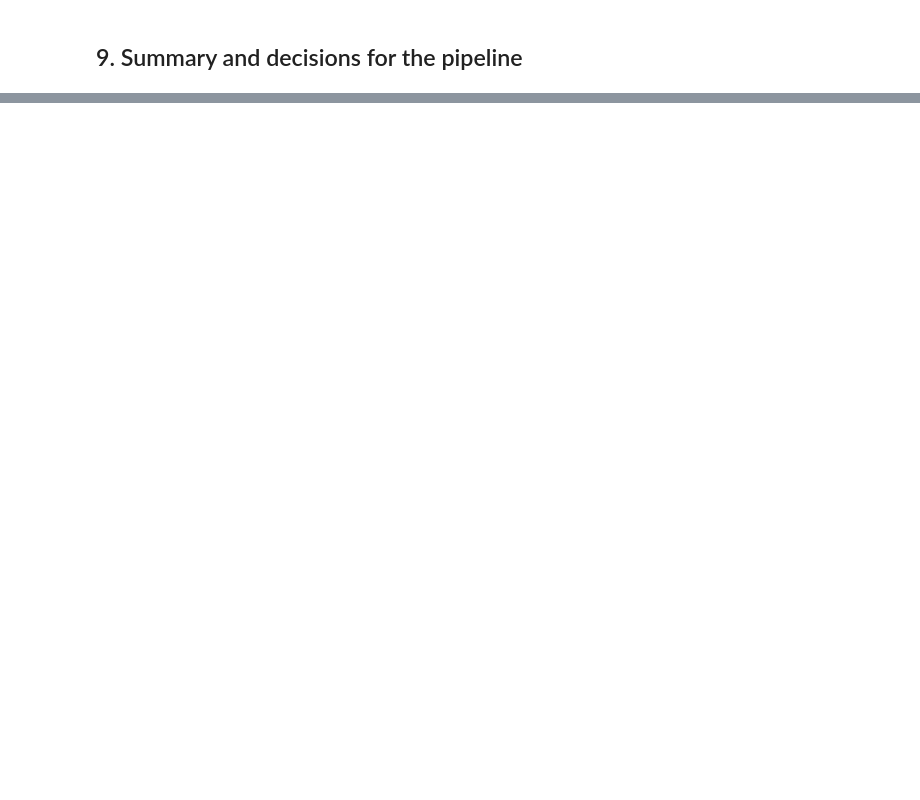
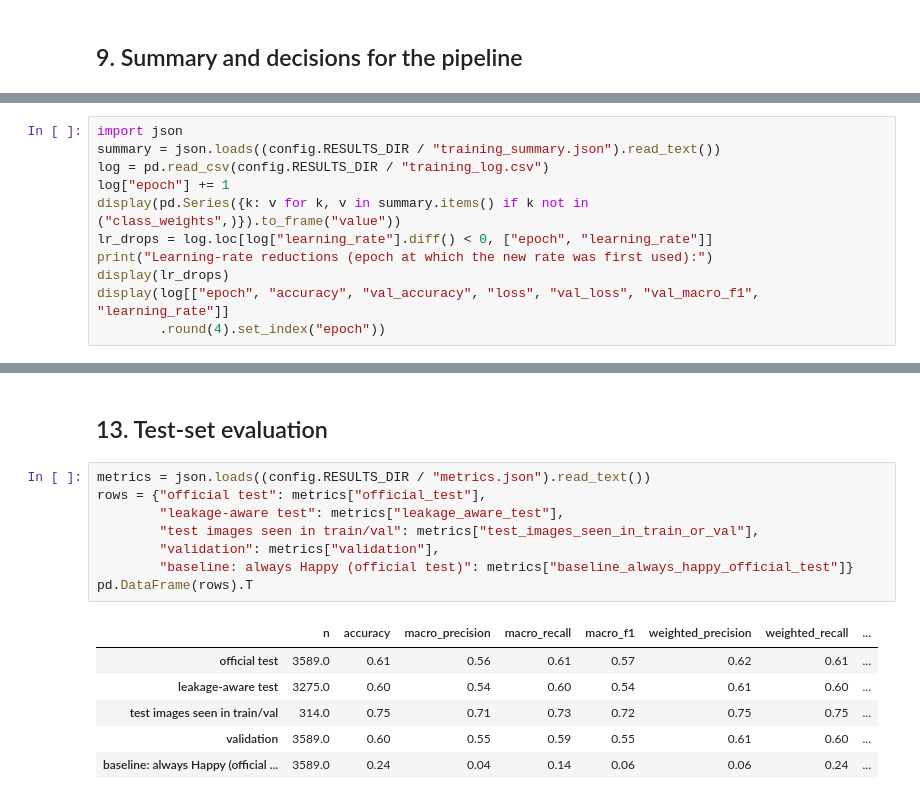
Before and after one commit to Kashish-13/Emotion_Detection_System, a Jupyter notebook: notebooks/eda_and_model_analysis.ipynb, the cells around one changed output, grey strips where cells are left out. Drawn from its saved outputs; the diff is of its cells as text; blank space fills up the shorter version.

```diff
--- a/notebooks/eda_and_model_analysis.ipynb
+++ b/notebooks/eda_and_model_analysis.ipynb
@@ -403,0 +501,11 @@ These decisions are carried into `src/preprocessing.py` and `src/train.py`.
+# %%
+import json
+summary = json.loads((config.RESULTS_DIR / "training_summary.json").read_text())
+log = pd.read_csv(config.RESULTS_DIR / "training_log.csv")
+log["epoch"] += 1
+display(pd.Series({k: v for k, v in summary.items() if k not in ("class_weights",)}).to_frame("value"))
+lr_drops = log.loc[log["learning_rate"].diff() < 0, ["epoch", "learning_rate"]]
+print("Learning-rate reductions (epoch at which the new rate was first used):")
+display(lr_drops)
+display(log[["epoch", "accuracy", "val_accuracy", "loss", "val_loss", "val_macro_f1", "learning_rate"]]
+        .round(4).set_index("epoch"))
@@ -403,0 +565,17 @@ These decisions are carried into `src/preprocessing.py` and `src/train.py`.
+# %% [markdown]
+## 13. Test-set evaluation
+# %%
+metrics = json.loads((config.RESULTS_DIR / "metrics.json").read_text())
+rows = {"official test": metrics["official_test"],
+        "leakage-aware test": metrics["leakage_aware_test"],
+        "test images seen in train/val": metrics["test_images_seen_in_train_or_val"],
+        "validation": metrics["validation"],
+        "baseline: always Happy (official test)": metrics["baseline_always_happy_official_test"]}
+pd.DataFrame(rows).T
+# %% [output]
+|  | n | accuracy | macro_precision | macro_recall | macro_f1 | weighted_precision | weighted_recall | ... |
+| official test | 3589.0 | 0.61 | 0.56 | 0.61 | 0.57 | 0.62 | 0.61 | ... |
+| leakage-aware test | 3275.0 | 0.60 | 0.54 | 0.60 | 0.54 | 0.61 | 0.60 | ... |
+| test images seen in train/val | 314.0 | 0.75 | 0.71 | 0.73 | 0.72 | 0.75 | 0.75 | ... |
+| validation | 3589.0 | 0.60 | 0.55 | 0.59 | 0.55 | 0.61 | 0.60 | ... |
+| baseline: always Happy (official ... | 3589.0 | 0.24 | 0.04 | 0.14 | 0.06 | 0.06 | 0.24 | ... |
```
Also changed, not shown: parts of 23 cells of this notebook, 2 other files.
